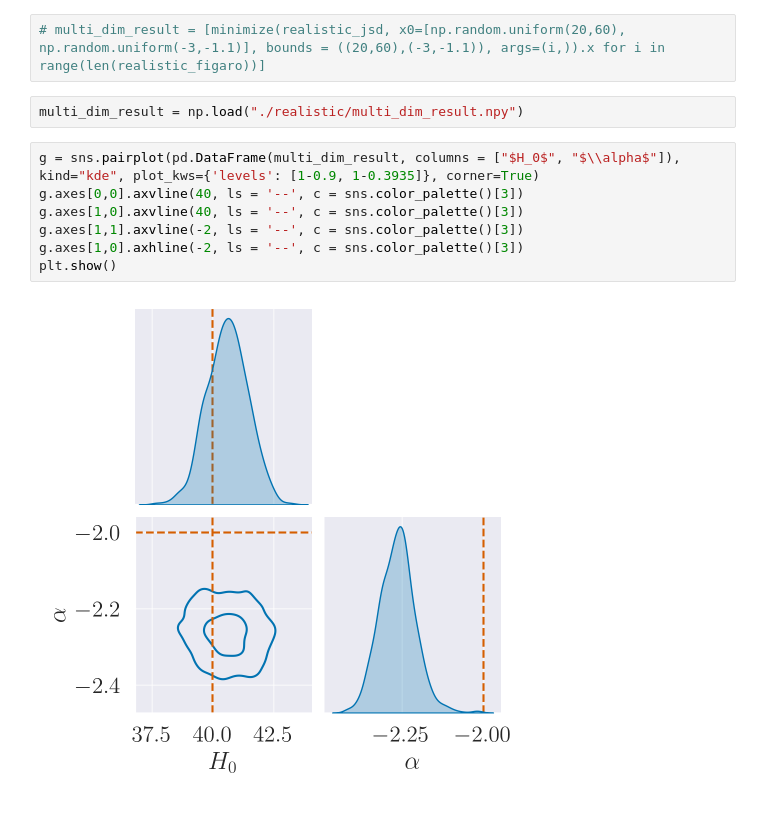
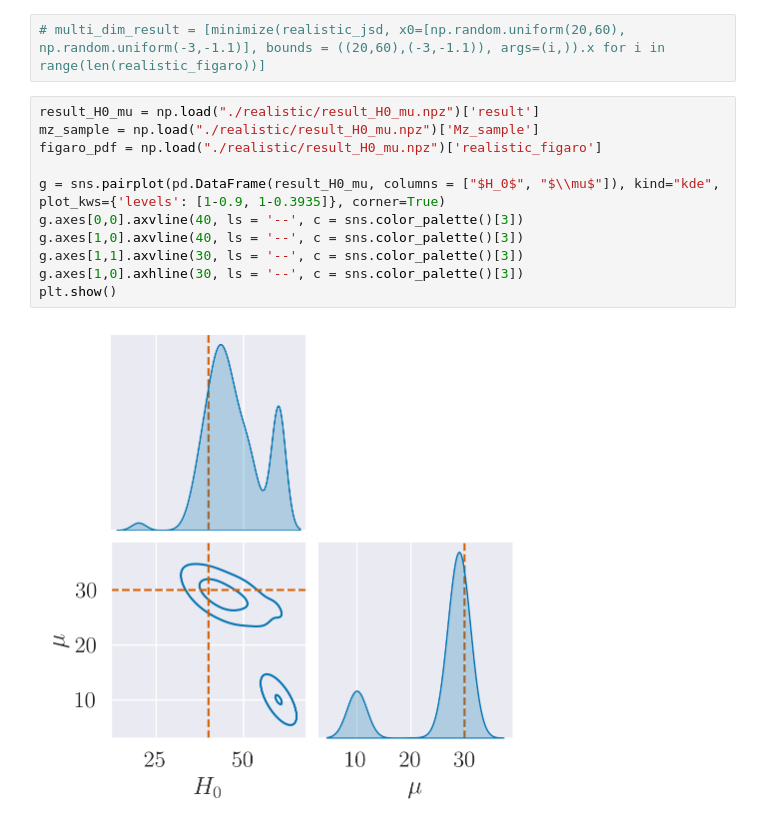
Before and after one commit to thomasckng/population_analysis, a Jupyter notebook: H0_test/inference.ipynb, the cells around one changed output. Drawn from its saved outputs; the diff is of its cells as text.

Commit message:
Update multi dim result

```diff
--- a/H0_test/inference.ipynb
+++ b/H0_test/inference.ipynb
@@ -435,14 +436,16 @@ multi_dim_result = minimize(realistic_jsd, x0=[np.random.uniform(20,60), np.rand
 multi_dim_result.x
 # %%
 # multi_dim_result = [minimize(realistic_jsd, x0=[np.random.uniform(20,60), np.random.uniform(-3,-1.1)], bounds = ((20,60),(-3,-1.1)), args=(i,)).x for i in range(len(realistic_figaro))]
-# %%
-multi_dim_result = np.load("./realistic/multi_dim_result.npy")
 # %%
-g = sns.pairplot(pd.DataFrame(multi_dim_result, columns = ["$H_0$", "$\\alpha$"]), kind="kde", plot_kws={'levels': [1-0.9, 1-0.3935]}, corner=True)
+result_H0_mu = np.load("./realistic/result_H0_mu.npz")['result']
+mz_sample = np.load("./realistic/result_H0_mu.npz")['Mz_sample']
+figaro_pdf = np.load("./realistic/result_H0_mu.npz")['realistic_figaro']
+
+g = sns.pairplot(pd.DataFrame(result_H0_mu, columns = ["$H_0$", "$\\mu$"]), kind="kde", plot_kws={'levels': [1-0.9, 1-0.3935]}, corner=True)
 g.axes[0,0].axvline(40, ls = '--', c = sns.color_palette()[3])
 g.axes[1,0].axvline(40, ls = '--', c = sns.color_palette()[3])
-g.axes[1,1].axvline(-2, ls = '--', c = sns.color_palette()[3])
-g.axes[1,0].axhline(-2, ls = '--', c = sns.color_palette()[3])
+g.axes[1,1].axvline(30, ls = '--', c = sns.color_palette()[3])
+g.axes[1,0].axhline(30, ls = '--', c = sns.color_palette()[3])
 plt.show()
 # %% [output]
-[figure, old version]
+[figure, new version]
```
Also changed, not shown: parts of 4 cells of this notebook.
